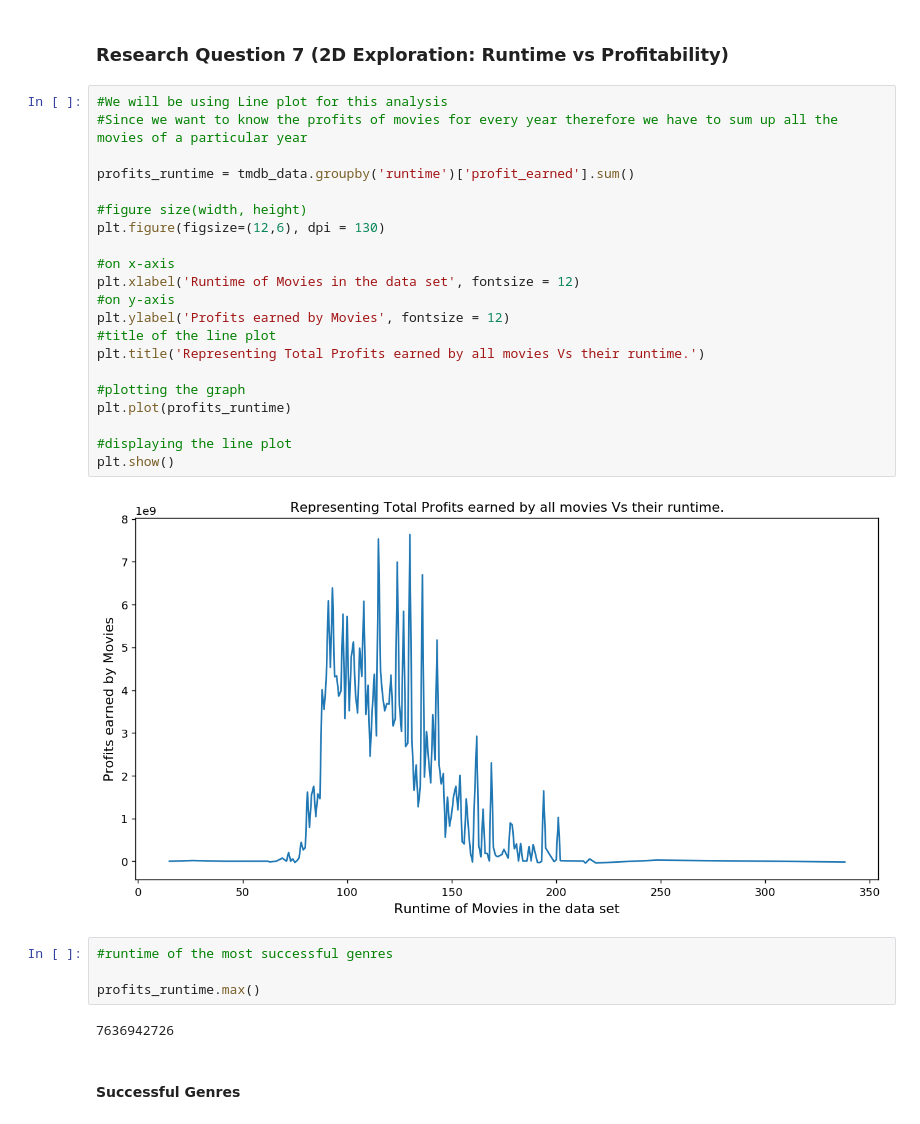
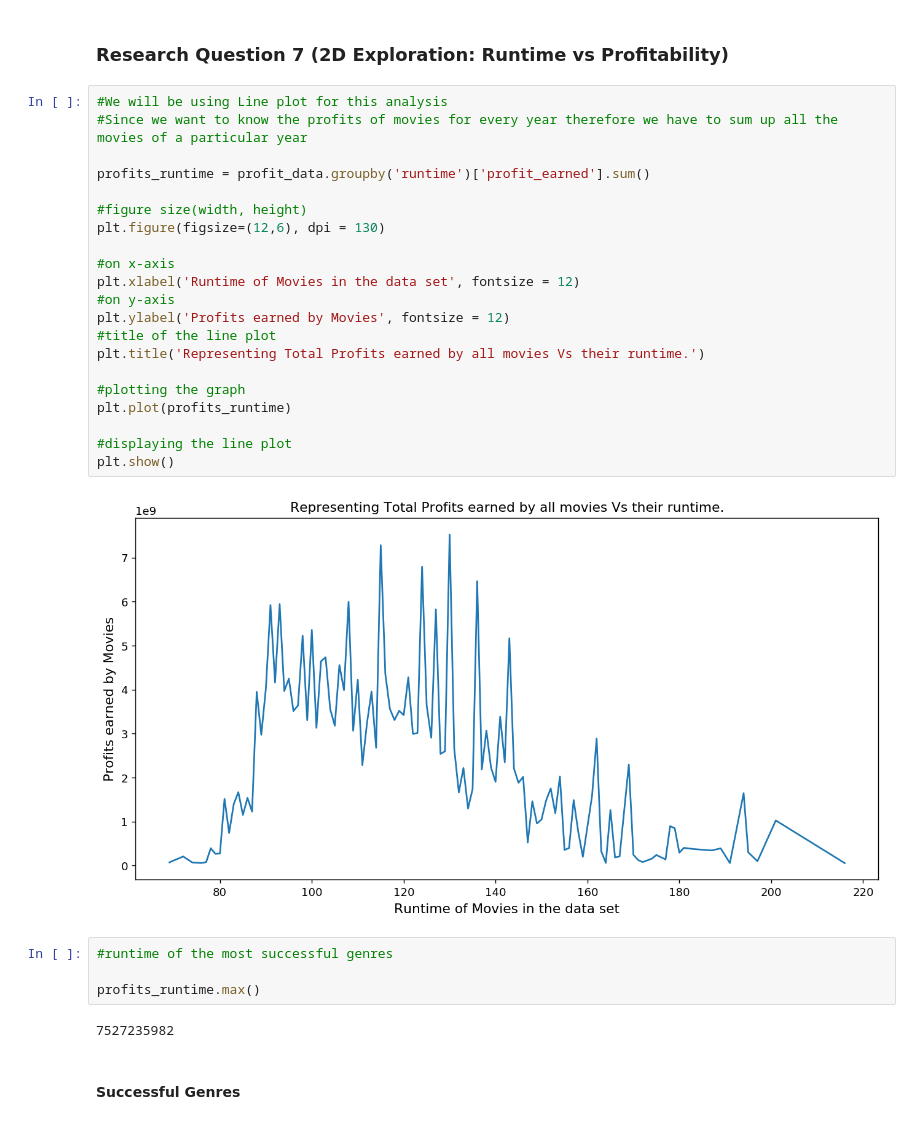
Before and after one commit to sarvani4592/Investiagate_A_Data_Set, a Jupyter notebook: investigate-a-dataset-template.ipynb/investigate-a-dataset-template.ipynb, the cells around one changed output. Drawn from its saved outputs; the diff is of its cells as text.

```diff
--- a/investigate-a-dataset-template.ipynb/investigate-a-dataset-template.ipynb
+++ b/investigate-a-dataset-template.ipynb/investigate-a-dataset-template.ipynb
@@ -568,32 +573,32 @@ Data set is reduced from 3853 to 1338
 # %%
 #We will be using Line plot for this analysis
 #Since we want to know the profits of movies for every year therefore we have to sum up all the movies of a particular year
 
-profits_runtime = tmdb_data.groupby('runtime')['profit_earned'].sum()
+profits_runtime = profit_data.groupby('runtime')['profit_earned'].sum()
 
 #figure size(width, height)
 plt.figure(figsize=(12,6), dpi = 130)
 
 #on x-axis
 plt.xlabel('Runtime of Movies in the data set', fontsize = 12)
 #on y-axis
 plt.ylabel('Profits earned by Movies', fontsize = 12)
 #title of the line plot
 plt.title('Representing Total Profits earned by all movies Vs their runtime.')
 
 #plotting the graph
 plt.plot(profits_runtime)
 
 #displaying the line plot
 plt.show()
 # %% [output]
-[figure, old version]
+[figure, new version]
 # %%
 #runtime of the most successful genres
 
 profits_runtime.max()
 # %% [output]
-7636942726
+7527235982
 # %% [markdown]
 #### Successful Genres
 # %%
```
Also changed, not shown: parts of 6 cells of this notebook, 9 other files.
